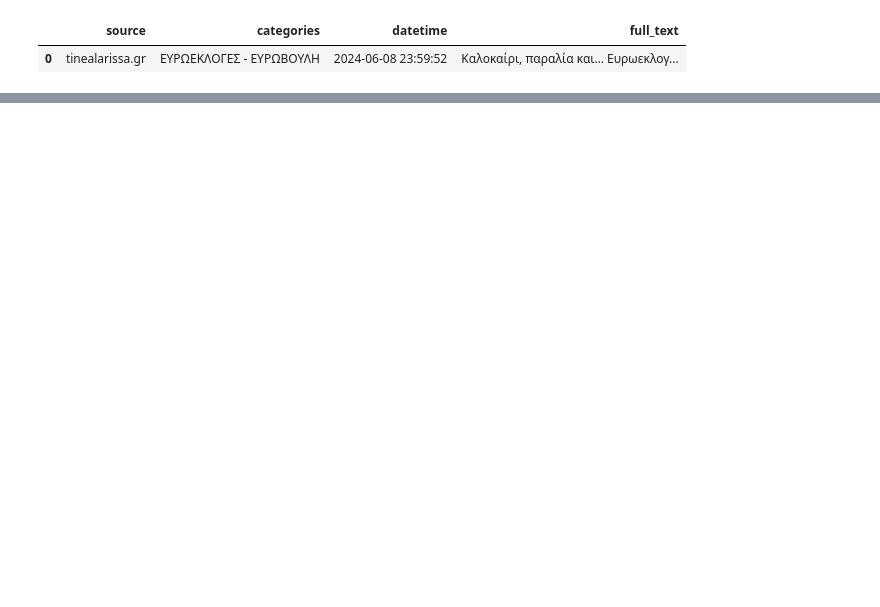
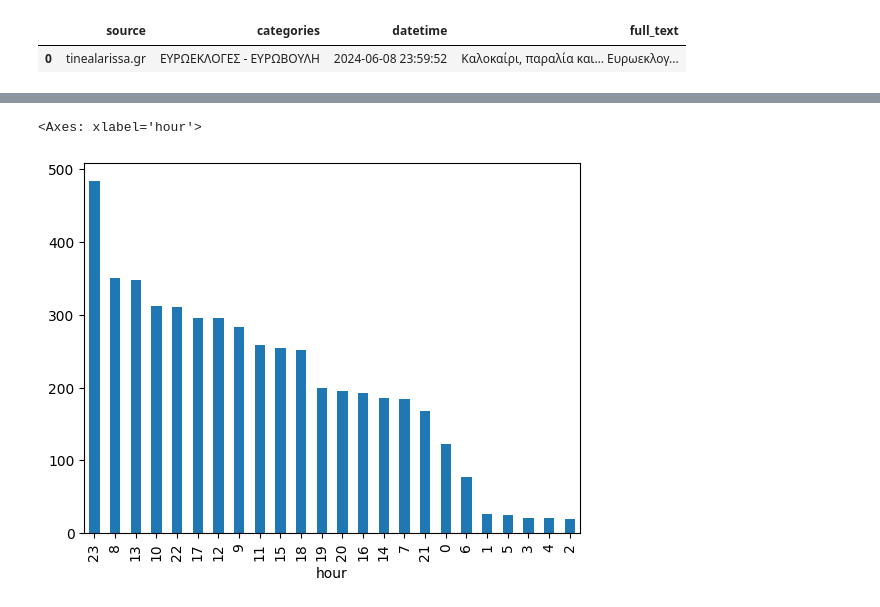
Before and after one commit to marilikalantzi/datajour, a Jupyter notebook: Nb1_final_project.ipynb, the cells around one changed output, grey strips where cells are left out. Saved outputs shown, nothing was run; the diff lists cells and outputs as text; code cells hidden in the pictures; blank space fills up the shorter version.

```diff
--- a/Nb1_final_project.ipynb
+++ b/Nb1_final_project.ipynb
@@ -34,0 +57,5 @@ selected_cols_df.head(1)
+# %%
+short_df['hour'].value_counts().plot(kind='bar')
+# %% [output]
+<Axes: xlabel='hour'>
+[figure, added]
```
Also changed, not shown: parts of 12 cells of this notebook.
